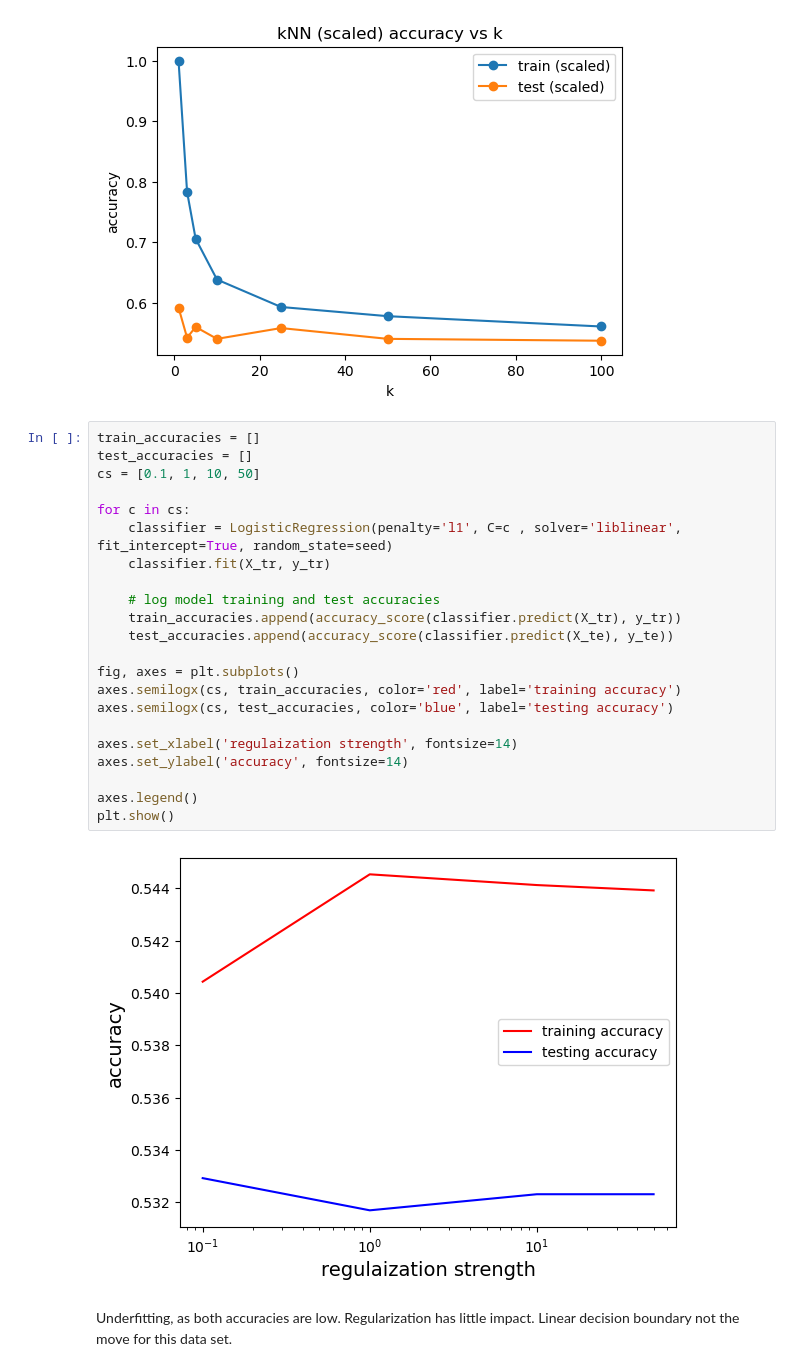
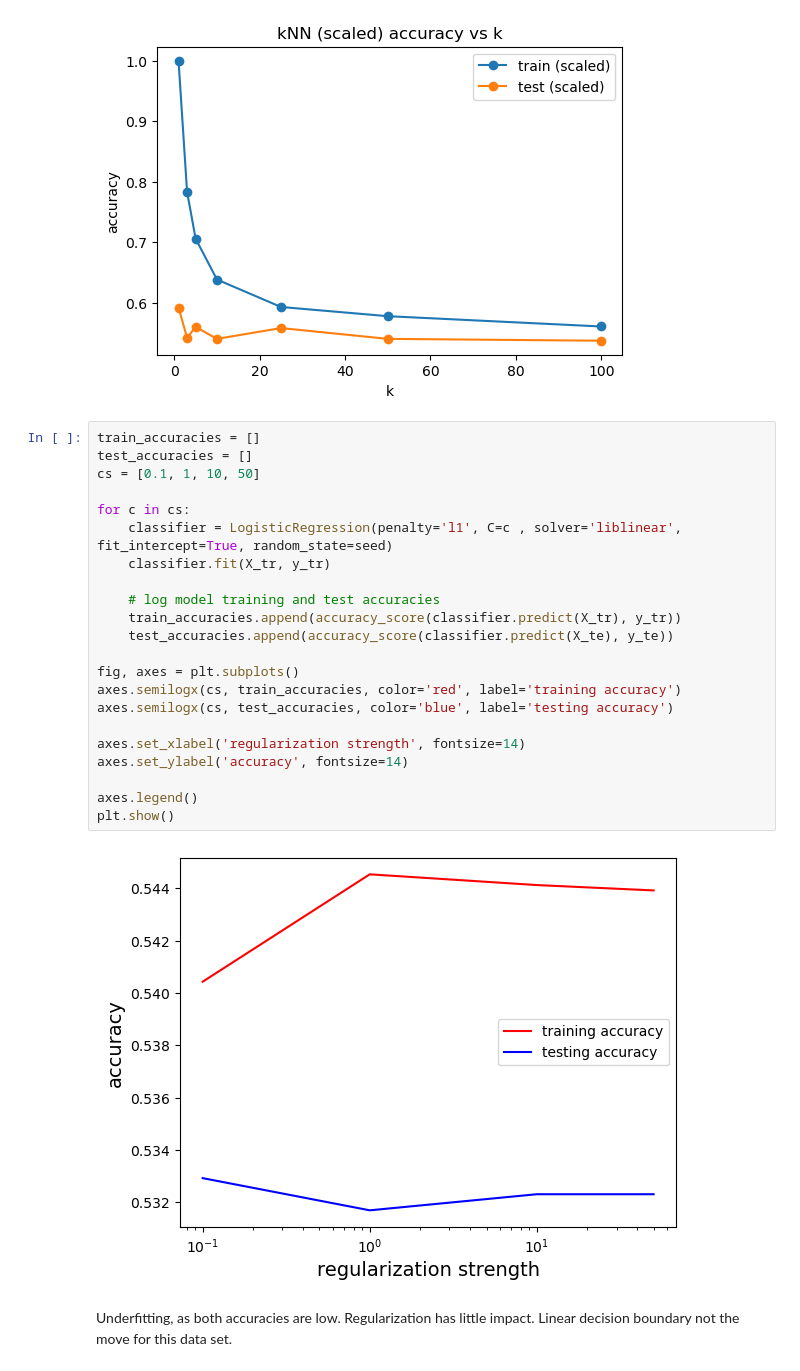
Before and after one commit to mxxntiny/ML_winter26, a Jupyter notebook: ML_project.ipynb, the cells around one changed output. Saved outputs shown, nothing was run; the diff lists cells and outputs as text.

```diff
--- a/ML_project.ipynb
+++ b/ML_project.ipynb
@@ -171,27 +186,27 @@ plt.show()
 # %%
 train_accuracies = []
 test_accuracies = []
 cs = [0.1, 1, 10, 50]
 
 for c in cs:
     classifier = LogisticRegression(penalty='l1', C=c , solver='liblinear', fit_intercept=True, random_state=seed)
     classifier.fit(X_tr, y_tr)
 
     # log model training and test accuracies
     train_accuracies.append(accuracy_score(classifier.predict(X_tr), y_tr))
     test_accuracies.append(accuracy_score(classifier.predict(X_te), y_te))
 
 fig, axes = plt.subplots()
 axes.semilogx(cs, train_accuracies, color='red', label='training accuracy')
 axes.semilogx(cs, test_accuracies, color='blue', label='testing accuracy')
 
-axes.set_xlabel('regulaization strength', fontsize=14)
+axes.set_xlabel('regularization strength', fontsize=14)
 axes.set_ylabel('accuracy', fontsize=14)
 
 axes.legend()
 plt.show()
 # %% [output]
-[figure, old version]
+[figure, new version]
 # %% [markdown]
 Underfitting, as both accuracies are low. Regularization has little impact.
 Linear decision boundary not the move for this data set.
```
Also changed, not shown: parts of 2 cells of this notebook.
